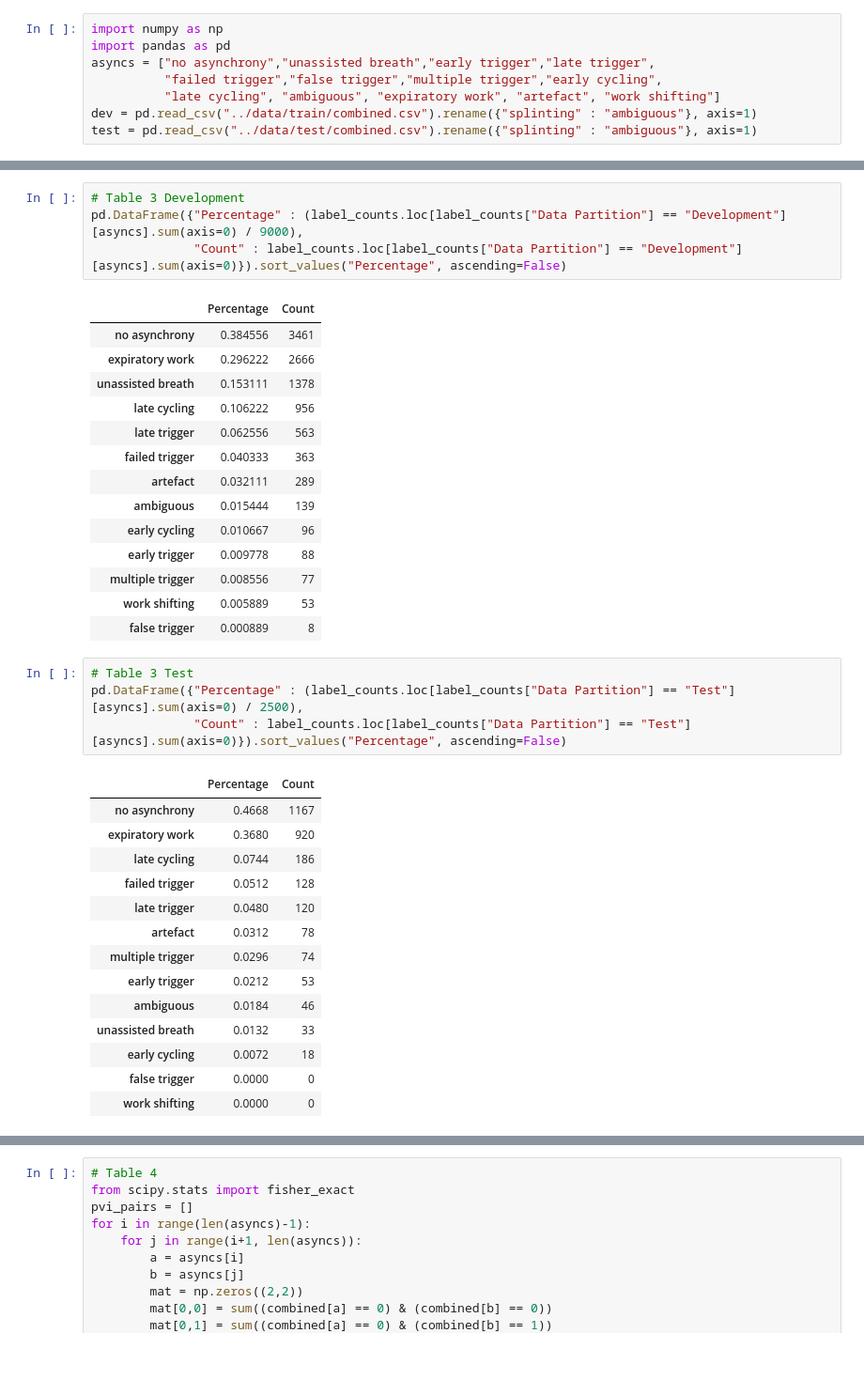
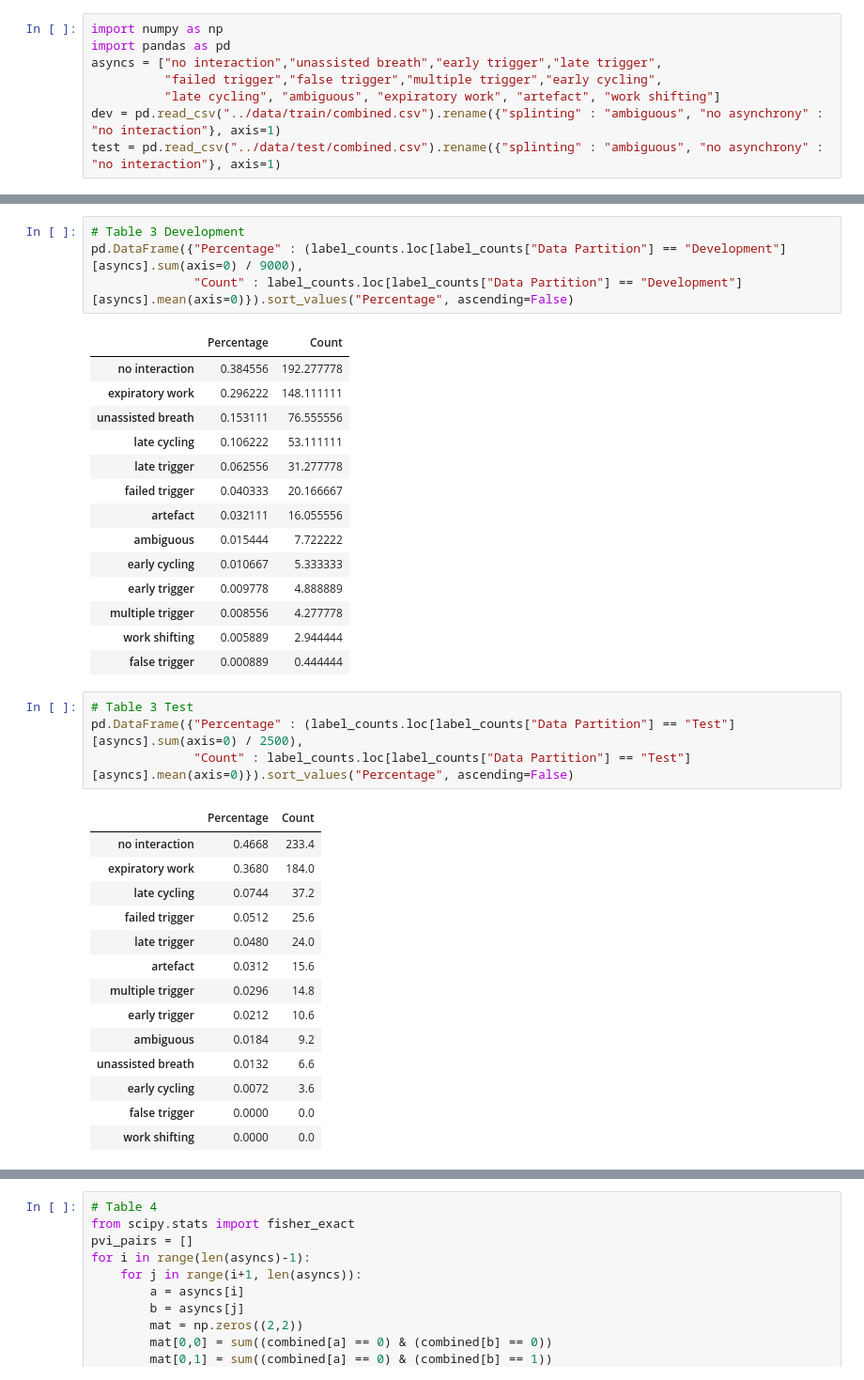
Before and after one commit to chongtwd/Detection-and-quantitative-analysis-of-patient-ventilator-interactions-in-ventilated-neonates, a Jupyter notebook: model_dev/Analysis.ipynb, the cells around one changed output, grey strips where cells are left out. Shown at 94% size. Drawn from its saved outputs; the diff is of its cells as text.

```diff
--- a/model_dev/Analysis.ipynb
+++ b/model_dev/Analysis.ipynb
@@ -1,11 +1,11 @@
 # %%
 import numpy as np
 import pandas as pd
-asyncs = ["no asynchrony","unassisted breath","early trigger","late trigger",
+asyncs = ["no interaction","unassisted breath","early trigger","late trigger",
           "failed trigger","false trigger","multiple trigger","early cycling",
           "late cycling", "ambiguous", "expiratory work", "artefact", "work shifting"]
-dev = pd.read_csv("../data/train/combined.csv").rename({"splinting" : "ambiguous"}, axis=1)
-test = pd.read_csv("../data/test/combined.csv").rename({"splinting" : "ambiguous"}, axis=1)
+dev = pd.read_csv("../data/train/combined.csv").rename({"splinting" : "ambiguous", "no asynchrony" : "no interaction"}, axis=1)
+test = pd.read_csv("../data/test/combined.csv").rename({"splinting" : "ambiguous", "no asynchrony" : "no interaction"}, axis=1)
 # %%
 # Supplementary Table 2
 dev_label_counts = dev.groupby("Sample")[asyncs].sum()
@@ -98,41 +115,41 @@ pd.DataFrame({"Percentage" : (label_counts[asyncs].sum(axis=0) / 11500),
 # %%
 # Table 3 Development
 pd.DataFrame({"Percentage" : (label_counts.loc[label_counts["Data Partition"] == "Development"][asyncs].sum(axis=0) / 9000),
-              "Count" : label_counts.loc[label_counts["Data Partition"] == "Development"][asyncs].sum(axis=0)}).sort_values("Percentage", ascending=False)
+              "Count" : label_counts.loc[label_counts["Data Partition"] == "Development"][asyncs].mean(axis=0)}).sort_values("Percentage", ascending=False)
 # %% [output]
 |  | Percentage | Count |
-| no asynchrony | 0.384556 | 3461 |
-| expiratory work | 0.296222 | 2666 |
-| unassisted breath | 0.153111 | 1378 |
-| late cycling | 0.106222 | 956 |
-| late trigger | 0.062556 | 563 |
-| failed trigger | 0.040333 | 363 |
-| artefact | 0.032111 | 289 |
-| ambiguous | 0.015444 | 139 |
-| early cycling | 0.010667 | 96 |
-| early trigger | 0.009778 | 88 |
-| multiple trigger | 0.008556 | 77 |
-| work shifting | 0.005889 | 53 |
-| false trigger | 0.000889 | 8 |
+| no interaction | 0.384556 | 192.277778 |
+| expiratory work | 0.296222 | 148.111111 |
+| unassisted breath | 0.153111 | 76.555556 |
+| late cycling | 0.106222 | 53.111111 |
+| late trigger | 0.062556 | 31.277778 |
+| failed trigger | 0.040333 | 20.166667 |
+| artefact | 0.032111 | 16.055556 |
+| ambiguous | 0.015444 | 7.722222 |
+| early cycling | 0.010667 | 5.333333 |
+| early trigger | 0.009778 | 4.888889 |
+| multiple trigger | 0.008556 | 4.277778 |
+| work shifting | 0.005889 | 2.944444 |
+| false trigger | 0.000889 | 0.444444 |
 # %%
 # Table 3 Test
 pd.DataFrame({"Percentage" : (label_counts.loc[label_counts["Data Partition"] == "Test"][asyncs].sum(axis=0) / 2500),
-              "Count" : label_counts.loc[label_counts["Data Partition"] == "Test"][asyncs].sum(axis=0)}).sort_values("Percentage", ascending=False)
+              "Count" : label_counts.loc[label_counts["Data Partition"] == "Test"][asyncs].mean(axis=0)}).sort_values("Percentage", ascending=False)
 # %% [output]
 |  | Percentage | Count |
-| no asynchrony | 0.4668 | 1167 |
-| expiratory work | 0.3680 | 920 |
-| late cycling | 0.0744 | 186 |
-| failed trigger | 0.0512 | 128 |
-| late trigger | 0.0480 | 120 |
-| artefact | 0.0312 | 78 |
-| multiple trigger | 0.0296 | 74 |
-| early trigger | 0.0212 | 53 |
-| ambiguous | 0.0184 | 46 |
-| unassisted breath | 0.0132 | 33 |
-| early cycling | 0.0072 | 18 |
-| false trigger | 0.0000 | 0 |
-| work shifting | 0.0000 | 0 |
+| no interaction | 0.4668 | 233.4 |
+| expiratory work | 0.3680 | 184.0 |
+| late cycling | 0.0744 | 37.2 |
+| failed trigger | 0.0512 | 25.6 |
+| late trigger | 0.0480 | 24.0 |
+| artefact | 0.0312 | 15.6 |
+| multiple trigger | 0.0296 | 14.8 |
+| early trigger | 0.0212 | 10.6 |
+| ambiguous | 0.0184 | 9.2 |
+| unassisted breath | 0.0132 | 6.6 |
+| early cycling | 0.0072 | 3.6 |
+| false trigger | 0.0000 | 0.0 |
+| work shifting | 0.0000 | 0.0 |
 # %%
 combined = pd.concat((dev, test))
 asyncs = np.array(["early trigger","late trigger", "failed trigger",
```
Also changed, not shown: parts of 8 cells of this notebook, 1 other file.
